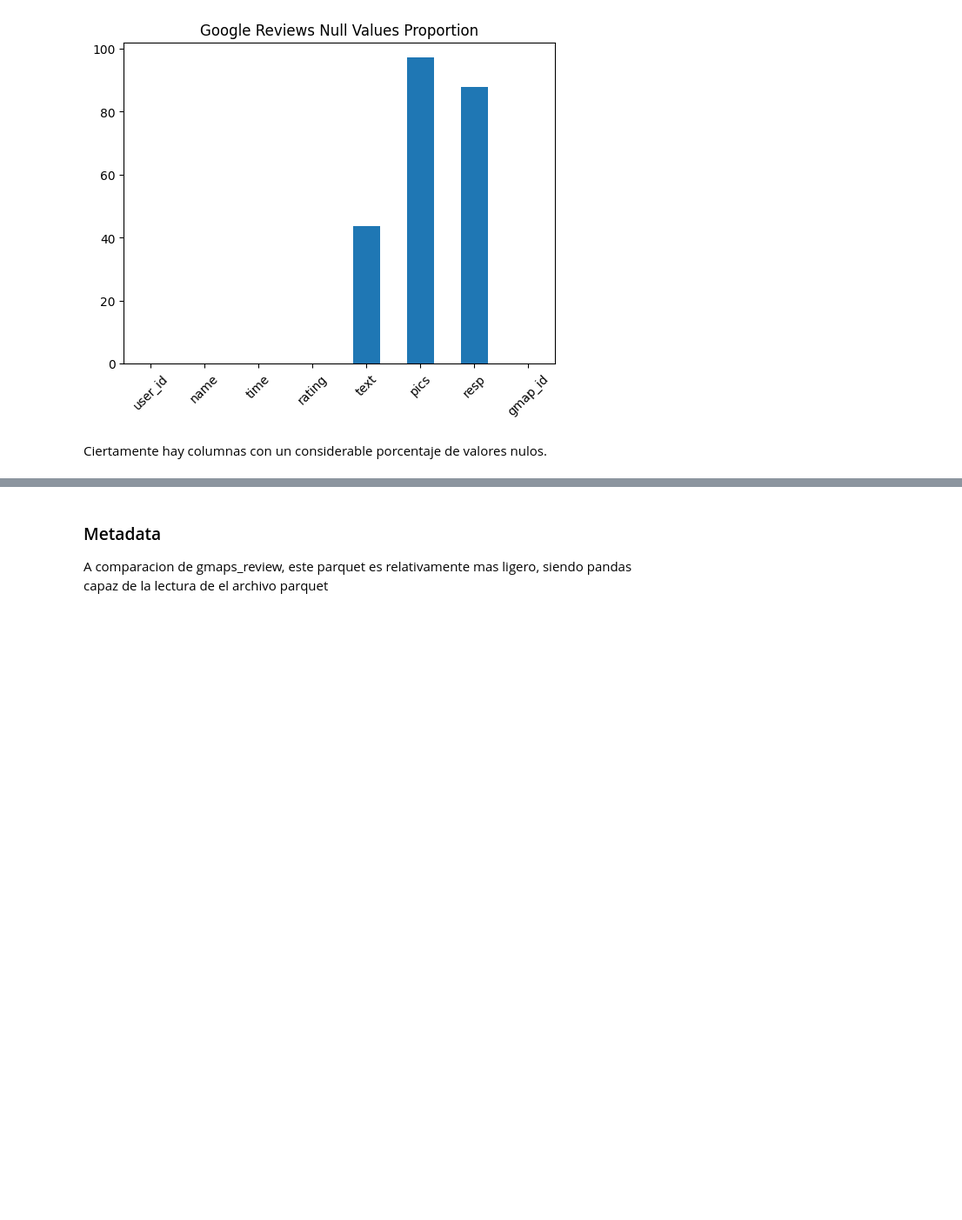
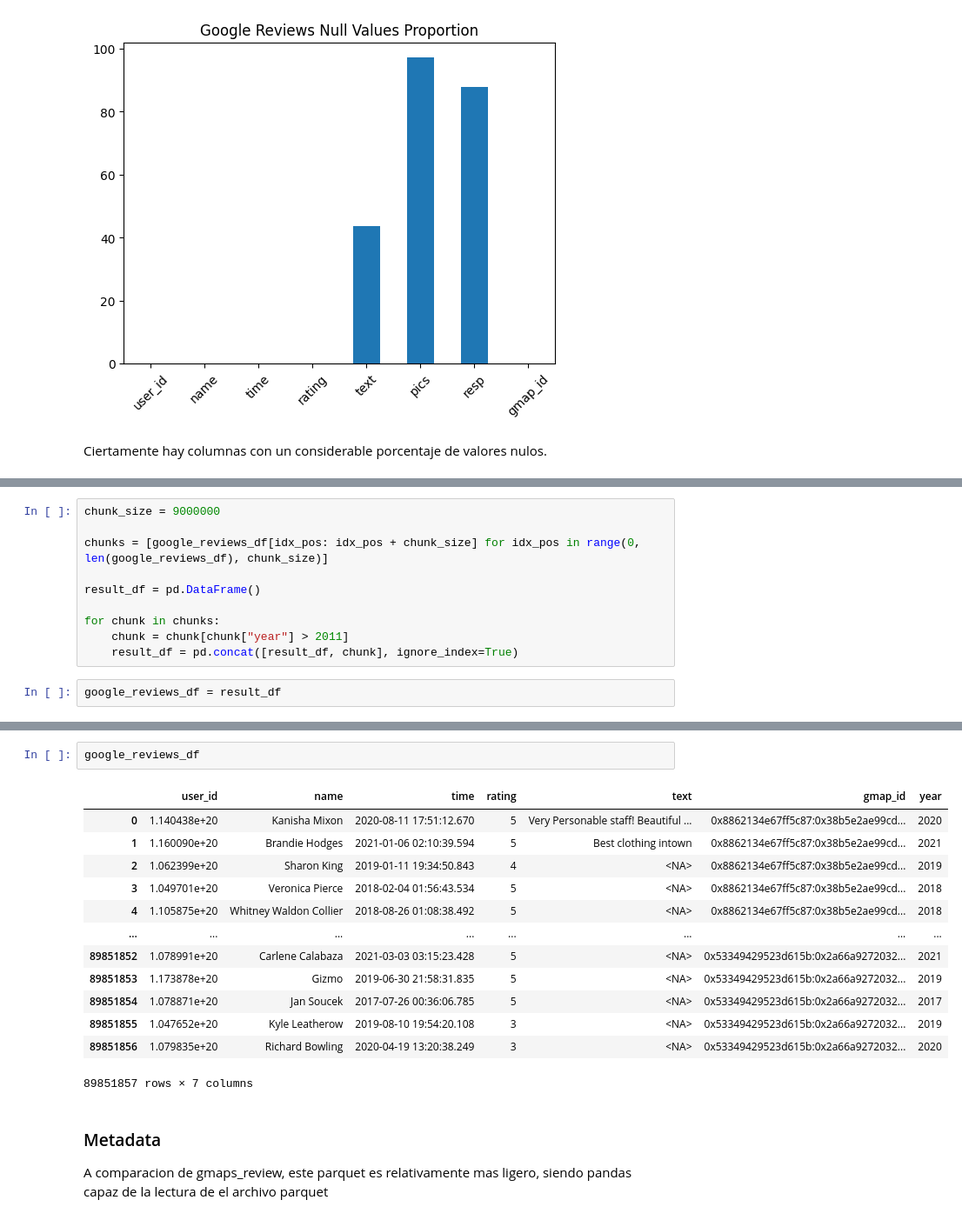
Before and after one commit to melodiromero/Google-Yelp, a Jupyter notebook: Sprint-1/Yelp/etl_eda.ipynb, the cells around one changed output, grey strips where cells are left out. Shown at 87% size. Drawn from its saved outputs; the diff is of its cells as text; blank space fills up the shorter version.

```diff
--- a/Sprint-1/Yelp/etl_eda.ipynb
+++ b/Sprint-1/Yelp/etl_eda.ipynb
@@ -161,0 +193,12 @@ Ciertamente hay columnas con un considerable porcentaje de valores nulos.
+# %%
+chunk_size = 9000000
+
+chunks = [google_reviews_df[idx_pos: idx_pos + chunk_size] for idx_pos in range(0, len(google_reviews_df), chunk_size)]
+
+result_df = pd.DataFrame()
+
+for chunk in chunks:
+    chunk = chunk[chunk["year"] > 2011]
+    result_df = pd.concat([result_df, chunk], ignore_index=True)
+# %%
+google_reviews_df = result_df
@@ -162,3 +216,19 @@ Ciertamente hay columnas con un considerable porcentaje de valores nulos.
+# %%
+google_reviews_df
+# %% [output]
+|  | user_id | name | time | rating | text | gmap_id | year |
+| 0 | 1.140438e+20 | Kanisha Mixon | 2020-08-11 17:51:12.670 | 5 | Very Personable staff! Beautiful ... | 0x8862134e67ff5c87:0x38b5e2ae99cd... | 2020 |
+| 1 | 1.160090e+20 | Brandie Hodges | 2021-01-06 02:10:39.594 | 5 | Best clothing intown | 0x8862134e67ff5c87:0x38b5e2ae99cd... | 2021 |
+| 2 | 1.062399e+20 | Sharon King | 2019-01-11 19:34:50.843 | 4 | <NA> | 0x8862134e67ff5c87:0x38b5e2ae99cd... | 2019 |
+| 3 | 1.049701e+20 | Veronica Pierce | 2018-02-04 01:56:43.534 | 5 | <NA> | 0x8862134e67ff5c87:0x38b5e2ae99cd... | 2018 |
+| 4 | 1.105875e+20 | Whitney Waldon Collier | 2018-08-26 01:08:38.492 | 5 | <NA> | 0x8862134e67ff5c87:0x38b5e2ae99cd... | 2018 |
+| ... | ... | ... | ... | ... | ... | ... | ... |
+| 89851852 | 1.078991e+20 | Carlene Calabaza | 2021-03-03 03:15:23.428 | 5 | <NA> | 0x53349429523d615b:0x2a66a9272032... | 2021 |
+| 89851853 | 1.173878e+20 | Gizmo | 2019-06-30 21:58:31.835 | 5 | <NA> | 0x53349429523d615b:0x2a66a9272032... | 2019 |
+| 89851854 | 1.078871e+20 | Jan Soucek | 2017-07-26 00:36:06.785 | 5 | <NA> | 0x53349429523d615b:0x2a66a9272032... | 2017 |
+| 89851855 | 1.047652e+20 | Kyle Leatherow | 2019-08-10 19:54:20.108 | 3 | <NA> | 0x53349429523d615b:0x2a66a9272032... | 2019 |
+| 89851856 | 1.079835e+20 | Richard Bowling | 2020-04-19 13:20:38.249 | 3 | <NA> | 0x53349429523d615b:0x2a66a9272032... | 2020 |
+89851857 rows × 7 columns
 # %% [markdown]
 ### Metadata
 
```
Also changed, not shown: parts of 41 cells of this notebook.
